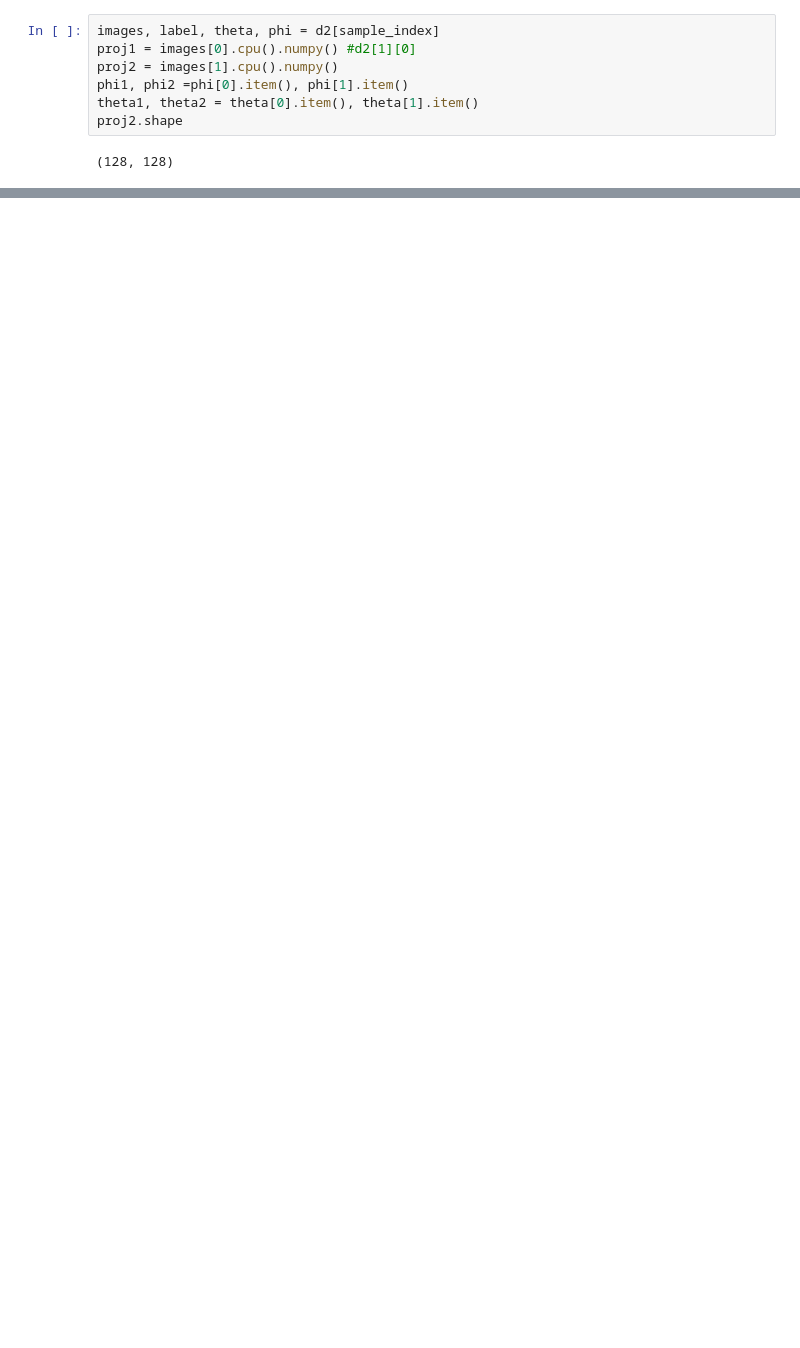
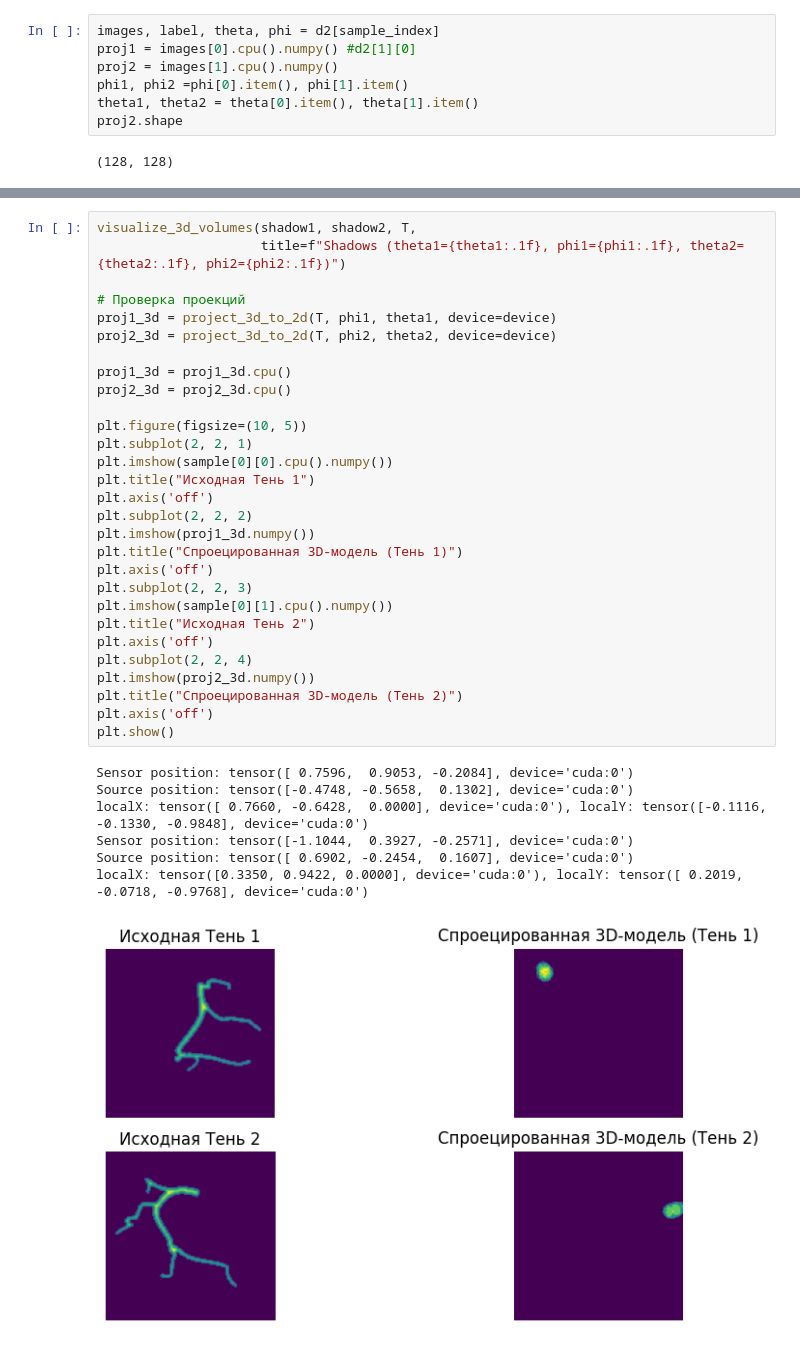
Before and after one commit to A1exprog/coronar_generator, a Jupyter notebook: sensor_1803.ipynb, the cells around one changed output, grey strips where cells are left out. Cells and saved outputs as stored; diff of their text form; blank space fills up the shorter version.

```diff
--- a/sensor_1803.ipynb
+++ b/sensor_1803.ipynb
@@ -328,0 +416,37 @@ Projection direction (dx, dy, dz): (-0.7492104172706604, -0.6286622285842896, -0
+# %%
+visualize_3d_volumes(shadow1, shadow2, T,
+                     title=f"Shadows (theta1={theta1:.1f}, phi1={phi1:.1f}, theta2={theta2:.1f}, phi2={phi2:.1f})")
+
+# Проверка проекций
+proj1_3d = project_3d_to_2d(T, phi1, theta1, device=device)
+proj2_3d = project_3d_to_2d(T, phi2, theta2, device=device)
+
+proj1_3d = proj1_3d.cpu()
+proj2_3d = proj2_3d.cpu()
+
+plt.figure(figsize=(10, 5))
+plt.subplot(2, 2, 1)
+plt.imshow(sample[0][0].cpu().numpy())
+plt.title("Исходная Тень 1")
+plt.axis('off')
+plt.subplot(2, 2, 2)
+plt.imshow(proj1_3d.numpy())
+plt.title("Спроецированная 3D-модель (Тень 1)")
+plt.axis('off')
+plt.subplot(2, 2, 3)
+plt.imshow(sample[0][1].cpu().numpy())
+plt.title("Исходная Тень 2")
+plt.axis('off')
+plt.subplot(2, 2, 4)
+plt.imshow(proj2_3d.numpy())
+plt.title("Спроецированная 3D-модель (Тень 2)")
+plt.axis('off')
+plt.show()
+# %% [output]
+Sensor position: tensor([ 0.7596,  0.9053, -0.2084], device='cuda:0')
+Source position: tensor([-0.4748, -0.5658,  0.1302], device='cuda:0')
+localX: tensor([ 0.7660, -0.6428,  0.0000], device='cuda:0'), localY: tensor([-0.1116, -0.1330, -0.9848], device='cuda:0')
+Sensor position: tensor([-1.1044,  0.3927, -0.2571], device='cuda:0')
+Source position: tensor([ 0.6902, -0.2454,  0.1607], device='cuda:0')
+localX: tensor([0.3350, 0.9422, 0.0000], device='cuda:0'), localY: tensor([ 0.2019, -0.0718, -0.9768], device='cuda:0')
+[figure, added]
```
Also changed, not shown: parts of 12 cells of this notebook.
